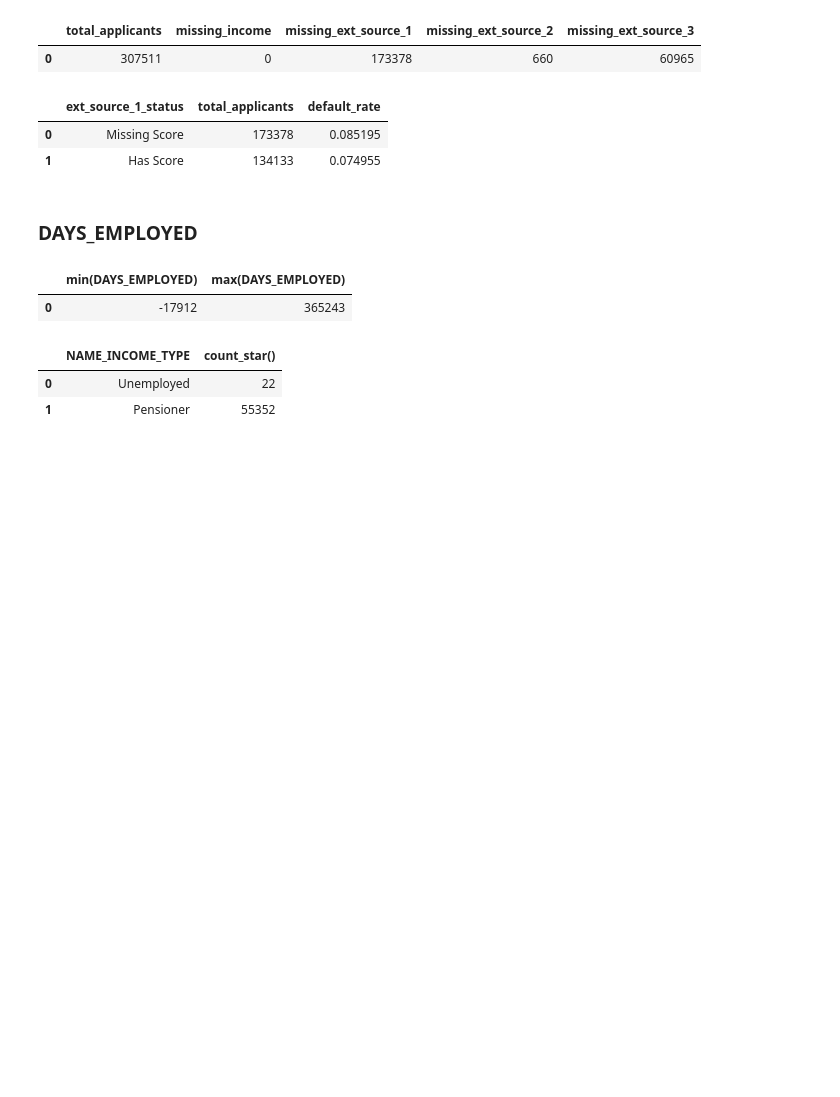
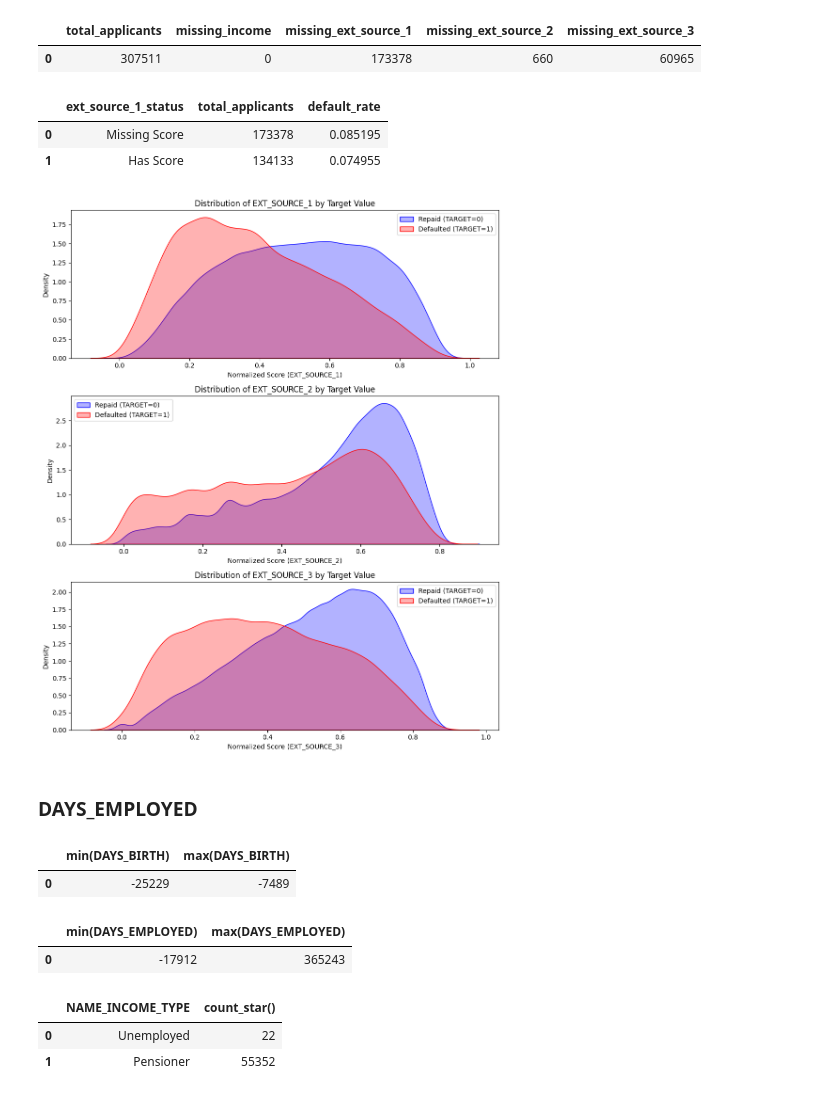
Before and after one commit to dimitrimovila/credit_risk_model, a Jupyter notebook: 01_eda_and_sql.ipynb, the cells around one changed output. Drawn from its saved outputs; the diff is of its cells as text; code cells hidden in the pictures; blank space fills up the shorter version.

Commit message:
Secondary tables analysis

```diff
--- a/01_eda_and_sql.ipynb
+++ b/01_eda_and_sql.ipynb
@@ -306,8 +310,75 @@ display(df_missingness)
 |  | ext_source_1_status | total_applicants | default_rate |
 | 0 | Missing Score | 173378 | 0.085195 |
 | 1 | Has Score | 134133 | 0.074955 |
+# %%
+# Kernel Density Estimation (KDE) plots for EXT_SOURCE_1, EXT_SOURCE_2, and EXT_SOURCE_3
+import matplotlib.pyplot as plt
+import seaborn as sns
+
+# 1. Query ONLY the required columns to prevent MemoryError
+query_kde = """
+    SELECT
+        TARGET,
+        EXT_SOURCE_1,
+        EXT_SOURCE_2,
+        EXT_SOURCE_3
+    FROM app_train;
+"""
+
+# 2. Execute the query and store it in a lightweight DataFrame
+df_kde = con.execute(query_kde).df()
+
+# 3. Define the features we want to analyze
+key_features = ['EXT_SOURCE_1', 'EXT_SOURCE_2', 'EXT_SOURCE_3']
+
+# 4. Set up the matplotlib figure layout
+plt.figure(figsize=(10, 12))
+
+# 5. Iterate through each feature to generate stacked Kernel Density Estimation (KDE) plots
+for i, feature in enumerate(key_features):
+    plt.subplot(3, 1, i + 1)
+
+    # Plot the probability density for applicants who repaid their loans (TARGET == 0)
+    sns.kdeplot(
+        data=df_kde[df_kde['TARGET'] == 0][feature].dropna(),
+        label='Repaid (TARGET=0)',
+        color='blue',
+        fill=True,
+        alpha=0.3
+    )
+
+    # Plot the probability density for applicants who defaulted (TARGET == 1)
+    sns.kdeplot(
+        data=df_kde[df_kde['TARGET'] == 1][feature].dropna(),
+        label='Defaulted (TARGET=1)',
+        color='red',
+        fill=True,
+        alpha=0.3
+    )
+
+    # Format the plot for professional presentation
+    plt.title(f'Distribution of {feature} by Target Value')
+    plt.xlabel(f'Normalized Score ({feature})')
+    plt.ylabel('Density')
+    plt.legend()
+
+plt.tight_layout()
+plt.show()
+# %% [output]
+[figure, added]
 # %% [markdown]
 ### DAYS_EMPLOYED
+# %%
+birth_query = """
+SELECT MIN(DAYS_BIRTH), MAX(DAYS_BIRTH)
+FROM app_train;
+"""
+
+df_min_max = con.execute(birth_query).df()
+display(df_min_max)
+# %% [output]
+|  | min(DAYS_BIRTH) | max(DAYS_BIRTH) |
+| 0 | -25229 | -7489 |
 # %%
 min_max_query = """
 SELECT MIN(DAYS_EMPLOYED), MAX(DAYS_EMPLOYED)
```
Also changed, not shown: parts of 16 cells of this notebook.
